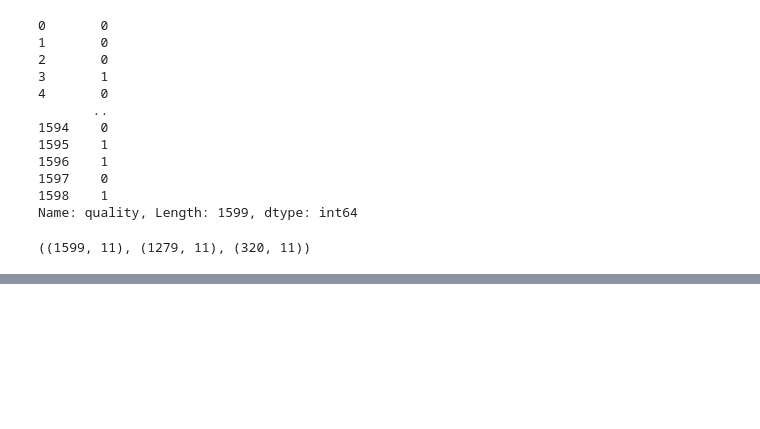
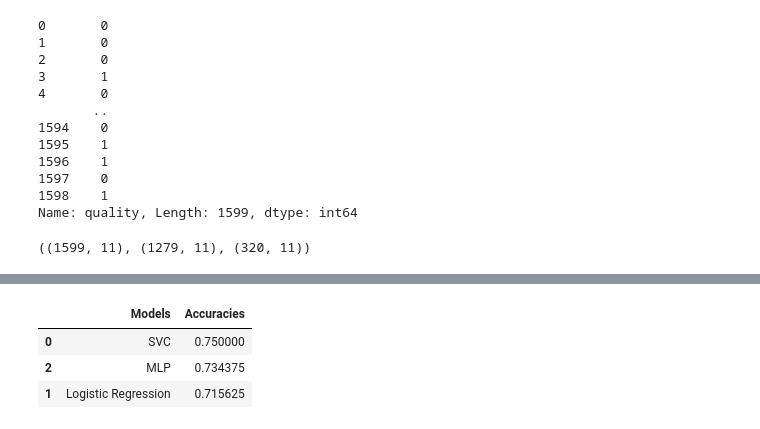
Before and after one commit to cobentil02/Redwinequality_ML, a Jupyter notebook: Red_Wine_Dataset.ipynb, the cells around one changed output, grey strips where cells are left out. Cells and saved outputs as stored; diff of their text form; code cells hidden in the pictures; blank space fills up the shorter version.

Commit message:
modified the accuracy dataframe such that it plots the accuracies of the algorithms from the highest to the lowest

```diff
--- a/Red_Wine_Dataset.ipynb
+++ b/Red_Wine_Dataset.ipynb
@@ -641,0 +615,11 @@ comparison
+# %%
+# visualising the accuracies between the tuned models and MLP on a data frame
+comparison = pd.DataFrame({'Models': ['SVC','Logistic Regression','MLP'],
+                           'Accuracies': [accuracy_score(Y_test,Y_predsvc2),accuracy_score(Y_test,Y_predlr),accuracy_score(Y_test,Y_predmlp)]})
+comparison = comparison.sort_values(by='Accuracies', ascending=False)
+comparison
+# %% [output]
+|  | Models | Accuracies |
+| 0 | SVC | 0.750000 |
+| 2 | MLP | 0.734375 |
+| 1 | Logistic Regression | 0.715625 |
```
Also changed, not shown: parts of 32 cells of this notebook.
